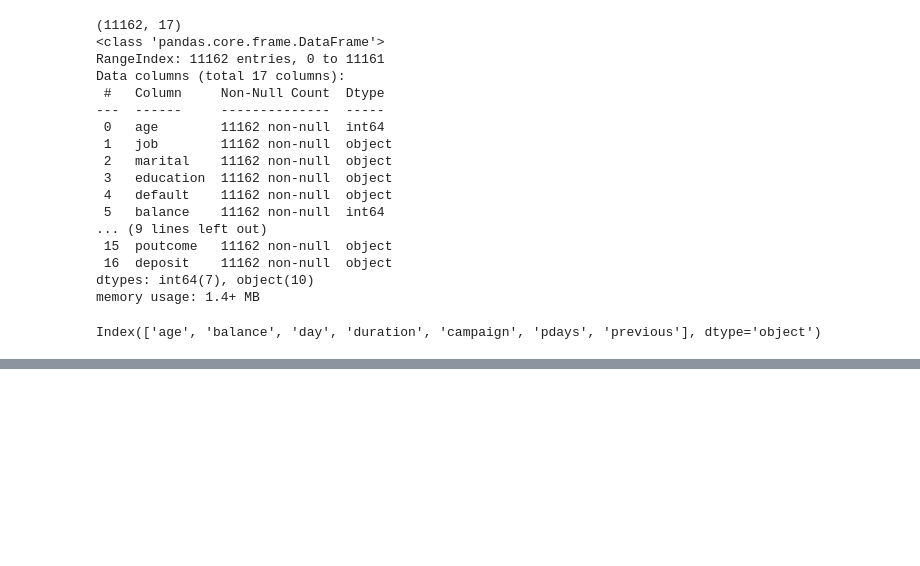
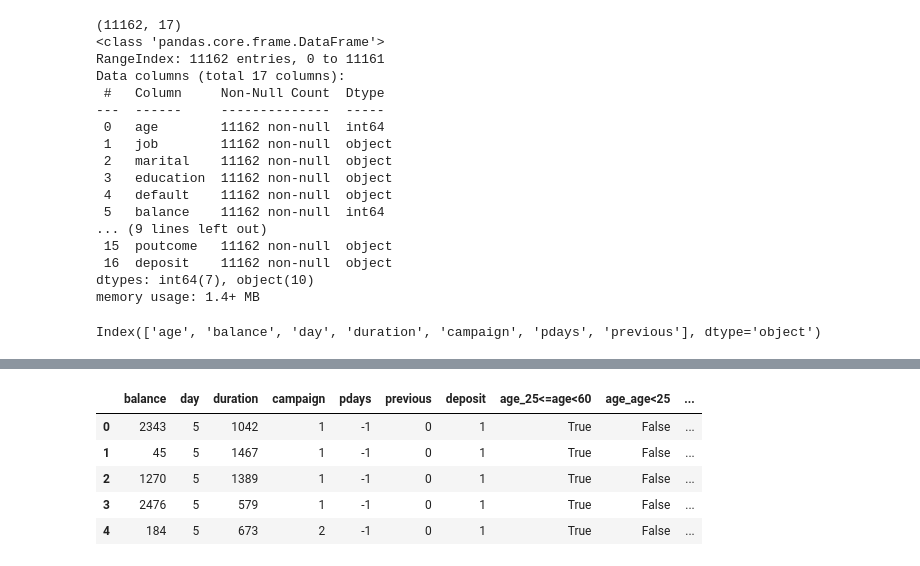
Before and after one commit to MarioCicalese/Fairness_datasmell_SE4AI, a Jupyter notebook: tidyBank.ipynb, the cells around one changed output, grey strips where cells are left out. Cells and saved outputs as stored; diff of their text form; code cells hidden in the pictures; blank space fills up the shorter version.

```diff
--- a/tidyBank.ipynb
+++ b/tidyBank.ipynb
@@ -122,0 +181,11 @@ df_raw[['age', 'balance', 'day', 'duration', 'campaign', 'pdays', 'previous']].h
+# %%
+categorical_columns = ["age","job", "marital", "education", "default", "housing", "loan", "contact", "month", "poutcome"]
+df_tidy = pd.get_dummies(df_tidy, columns=categorical_columns)
+df_tidy.head()
+# %% [output]
+|  | balance | day | duration | campaign | pdays | previous | deposit | age_25<=age<60 | age_age<25 | ... |
+| 0 | 2343 | 5 | 1042 | 1 | -1 | 0 | 1 | True | False | ... |
+| 1 | 45 | 5 | 1467 | 1 | -1 | 0 | 1 | True | False | ... |
+| 2 | 1270 | 5 | 1389 | 1 | -1 | 0 | 1 | True | False | ... |
+| 3 | 2476 | 5 | 579 | 1 | -1 | 0 | 1 | True | False | ... |
+| 4 | 184 | 5 | 673 | 2 | -1 | 0 | 1 | True | False | ... |
```
Also changed, not shown: parts of 48 cells of this notebook.
